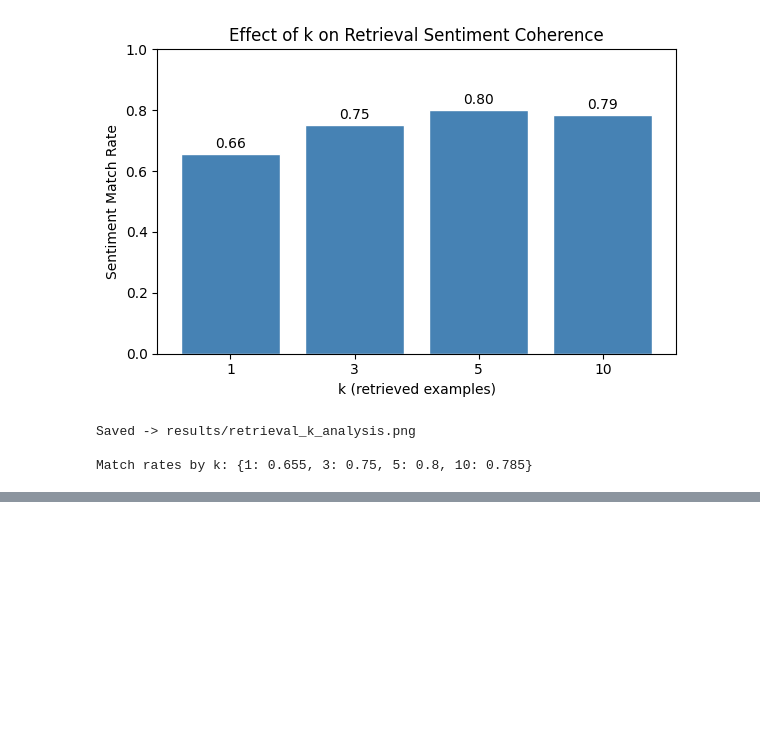
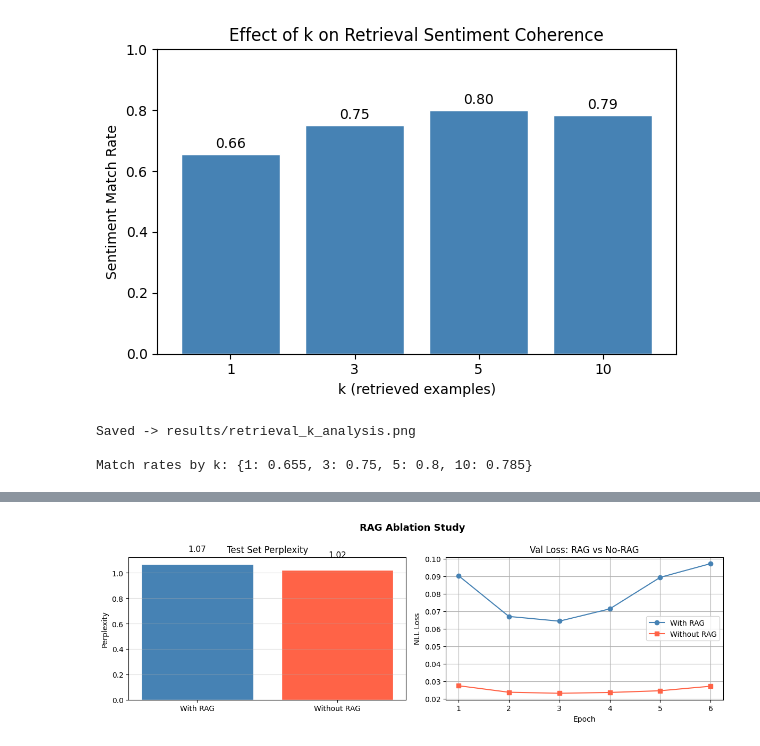
Before and after one commit to abeer-fatima47/i232643-NLP-Assignment3, a Jupyter notebook: i232643-NLP-Assignment3.ipynb, the cells around one changed output, grey strips where cells are left out. Saved outputs shown, nothing was run; the diff lists cells and outputs as text; code cells hidden in the pictures; blank space fills up the shorter version.

```diff
--- a/i232643-NLP-Assignment3.ipynb
+++ b/i232643-NLP-Assignment3.ipynb
@@ -926,0 +1418,16 @@ Match rates by k: {1: 0.655, 3: 0.75, 5: 0.8, 10: 0.785}
+# %%
+print('Computing perplexity on test set...')
+
+# Build test decoder dataset
+dec_test_ds = DecoderDataset(
+    test_data, test_embeddings_norm, retriever,
+    vocab, CFG['max_seq_len'], CFG['top_k'], use_retrieval=True
+)
+dec_test_loader = DataLoader(dec_test_ds, batch_size=CFG['dec_batch_size'], shuffle=False)
+
+test_loss, test_ppl = run_decoder_epoch(dec_test_loader, training=False)
+print(f'\n✓ Test Set Perplexity: {test_ppl:.2f} (NLL Loss: {test_loss:.4f})')
+
+with open('results/decoder_test_metrics.json', 'w') as f:
+    json.dump({'test_nll_loss': test_loss, 'test_perplexity': test_ppl}, f, indent=2)
+print('Saved -> results/decoder_test_metrics.json')
@@ -926,0 +1528,66 @@ Match rates by k: {1: 0.655, 3: 0.75, 5: 0.8, 10: 0.785}
+# %%
+# Compare RAG vs No-RAG on test set
+
+decoder_norag.load_state_dict(torch.load('models/decoder_norag_best.pt', map_location=DEVICE))
+decoder_norag.eval()
+
+def compute_ppl(model, loader):
+    model.eval()
+    total = 0; n = 0
+    with torch.no_grad():
+        for input_ids, labels in loader:
+            input_ids = input_ids.to(DEVICE); labels = labels.to(DEVICE)
+            logits = model(input_ids)
+            loss = lm_loss_fn(logits[:, :-1, :].reshape(-1, len(vocab)),
+                              labels[:, 1:].reshape(-1))
+            total += loss.item(); n += 1
+    avg = total / n
+    return avg, math.exp(min(avg, 20))
+
+rag_loss,   rag_ppl   = compute_ppl(decoder,       dec_test_loader)
+norag_loss, norag_ppl = compute_ppl(decoder_norag, test_norag_loader)
+
+print('\n' + '=' * 50)
+print('RAG ABLATION STUDY')
+print('=' * 50)
+print(f'  With RAG      - Loss: {rag_loss:.4f}  |  Perplexity: {rag_ppl:.2f}')
+print(f'  Without RAG   - Loss: {norag_loss:.4f}  |  Perplexity: {norag_ppl:.2f}')
+improvement = (norag_ppl - rag_ppl) / norag_ppl * 100
+print(f'  PPL Improvement (RAG vs no-RAG): {improvement:+.2f}%')
+
+# ─── Visualise ablation ───────────────────────────────────────────────────
+fig, axes = plt.subplots(1, 2, figsize=(12, 4))
+fig.suptitle('RAG Ablation Study', fontsize=13, fontweight='bold')
+
+categories = ['With RAG', 'Without RAG']
+ppl_vals   = [rag_ppl, norag_ppl]
+colors = ['steelblue', 'tomato']
+
+ax = axes[0]
+bars = ax.bar(categories, ppl_vals, color=colors, edgecolor='white')
+ax.set_title('Test Set Perplexity'); ax.set_ylabel('Perplexity')
+for b, v in zip(bars, ppl_vals):
+    ax.text(b.get_x() + b.get_width()/2, v + 0.1, f'{v:.2f}', ha='center', fontsize=11)
+ax.grid(axis='y', alpha=0.4)
+
+ax = axes[1]
+ep = range(1, CFG['dec_epochs'] + 1)
+ax.plot(ep, dec_history['val_loss'],  label='With RAG',    marker='o', color='steelblue')
+ax.plot(ep, norag_val_hist,           label='Without RAG', marker='s', color='tomato')
+ax.set_title('Val Loss: RAG vs No-RAG')
+ax.set_xlabel('Epoch'); ax.set_ylabel('NLL Loss')
+ax.legend(); ax.grid(True)
+
+plt.tight_layout()
+plt.savefig('results/rag_ablation.png', bbox_inches='tight')
+plt.show()
+print('Saved -> results/rag_ablation.png')
+
+with open('results/rag_ablation_metrics.json', 'w') as f:
+    json.dump({
+        'rag_ppl': rag_ppl, 'norag_ppl': norag_ppl,
+        'rag_loss': rag_loss, 'norag_loss': norag_loss,
+        'ppl_improvement_pct': improvement
+    }, f, indent=2)
+print('Saved -> results/rag_ablation_metrics.json')
+# %% [output]
@@ -926,0 +1600 @@ Match rates by k: {1: 0.655, 3: 0.75, 5: 0.8, 10: 0.785}
+[figure, added]
```
Also changed, not shown: parts of 20 cells of this notebook.
